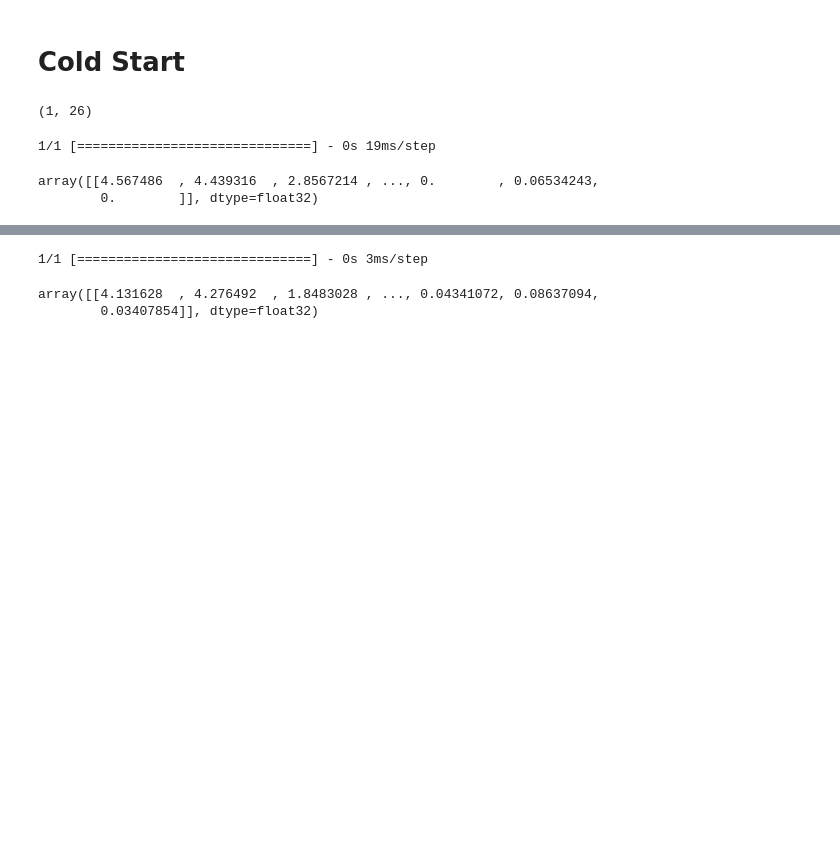
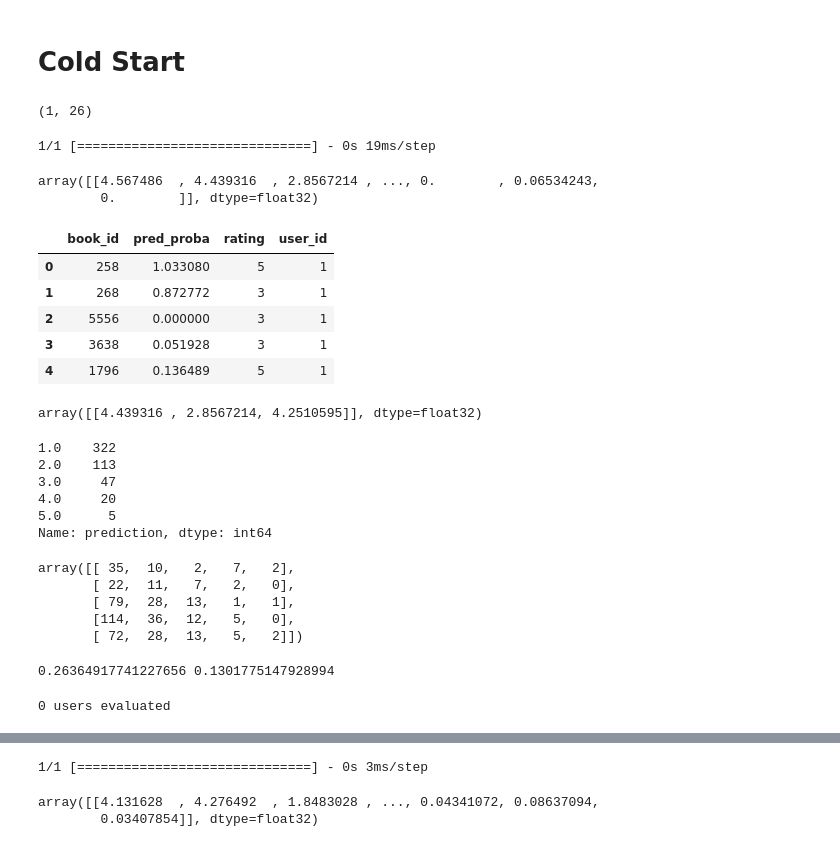
Before and after one commit to manoj0237/DeeplearningandAI-finalproject, a Jupyter notebook: CollaborativeDenoisingAutoencoders.ipynb, the cells around one changed output, grey strips where cells are left out. Saved outputs shown, nothing was run; the diff lists cells and outputs as text; code cells hidden in the pictures; blank space fills up the shorter version.

```diff
--- a/CollaborativeDenoisingAutoencoders.ipynb
+++ b/CollaborativeDenoisingAutoencoders.ipynb
@@ -778,3 +902,80 @@ array([[4.567486  , 4.439316  , 2.8567214 , ..., 0.        , 0.06534243,
         0.        ]], dtype=float32)
 # %%
 cold_start.dump('data/backups/cold_start_5star_cdae')
+# %%
+coldstart_5star = np.load('data/backups/cold_start_5star_cdae')
+# %%
+cold_start_users = pd.read_csv('data/cold_start_ratings_set.csv')
+# %%
+pred_dfs = []
+users = list(set(cold_start_users['user_id'].tolist()))
+
+for index, user in enumerate(users):
+
+    all_books = cold_start_users[cold_start_users['user_id'] == user]['book_id'].tolist()
+    idx = [b - 1 for b in all_books]
+    filter_books = cold_start_users[cold_start_users['user_id'] == user]
+    test_book_ratings = filter_books[filter_books['book_id'].isin(all_books)]['rating'].tolist()
+
+    #print(len(test_book_ratings))
+
+    raw_predictions = coldstart_5star[:,idx]
+
+    #print(raw_predictions.shape)
+    df = pd.DataFrame({'book_id': all_books,
+                       'rating': test_book_ratings,
+                       'pred_proba': raw_predictions[0]})
+    df['user_id'] = user
+    pred_dfs.append(df)
+
+evaluate_df = pd.concat(pred_dfs, ignore_index=True)
+
+evaluate_df.head()
+# %% [output]
+|  | book_id | pred_proba | rating | user_id |
+| 0 | 258 | 1.033080 | 5 | 1 |
+| 1 | 268 | 0.872772 | 3 | 1 |
+| 2 | 5556 | 0.000000 | 3 | 1 |
+| 3 | 3638 | 0.051928 | 3 | 1 |
+| 4 | 1796 | 0.136489 | 5 | 1 |
+# %%
+coldstart_5star[:, [1, 2, 3]]
+# %% [output]
+array([[4.439316 , 2.8567214, 4.2510595]], dtype=float32)
+# %%
+evaluate_df['scaled_raw'] = star_eval.apply(lambda x: x['pred_proba'] * 5, axis=1)
+
+min_p = evaluate_df['scaled_raw'].min()
+max_p = evaluate_df['scaled_raw'].max()
+
+# Ref: https://scikit-learn.org/stable/modules/generated/sklearn.preprocessing.MinMaxScaler.html
+def scale_prediction(x, min_p, max_p):
+    raw = (x - min_p) / (max_p - min_p)
+    return np.rint(raw * 4) + 1
+
+evaluate_df['prediction'] = evaluate_df.apply(lambda x: scale_prediction(x['scaled_raw'], min_p, max_p), axis=1)
+evaluate_df['prediction'].value_counts()
+# %% [output]
+1.0    322
+2.0    113
+3.0     47
+4.0     20
+5.0      5
+Name: prediction, dtype: int64
+# %%
+cfm, p, r = ev.replay_5star_results(evaluate_df)
+cfm
+# %% [output]
+array([[ 35,  10,   2,   7,   2],
+       [ 22,  11,   7,   2,   0],
+       [ 79,  28,  13,   1,   1],
+       [114,  36,  12,   5,   0],
+       [ 72,  28,  13,   5,   2]])
+# %%
+print(p, r)
+# %% [output]
+0.26364917741227656 0.1301775147928994
+# %%
+aps, mAP, binary_mAP, binary_aps, skipped = ev.top_n_5star_results(evaluate_df, 10)
+# %% [output]
+0 users evaluated
```
Also changed, not shown: parts of 24 cells of this notebook, 12 other files.
